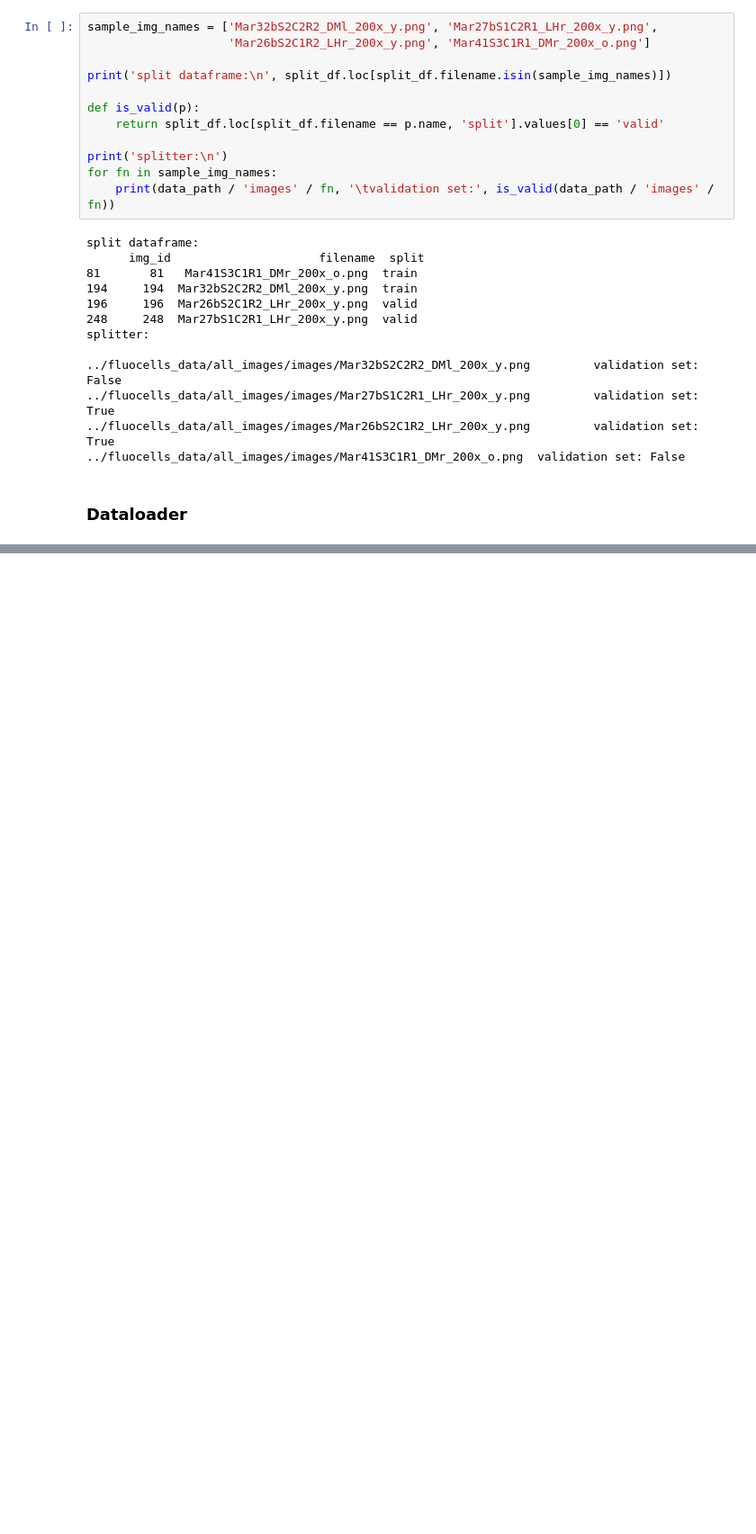
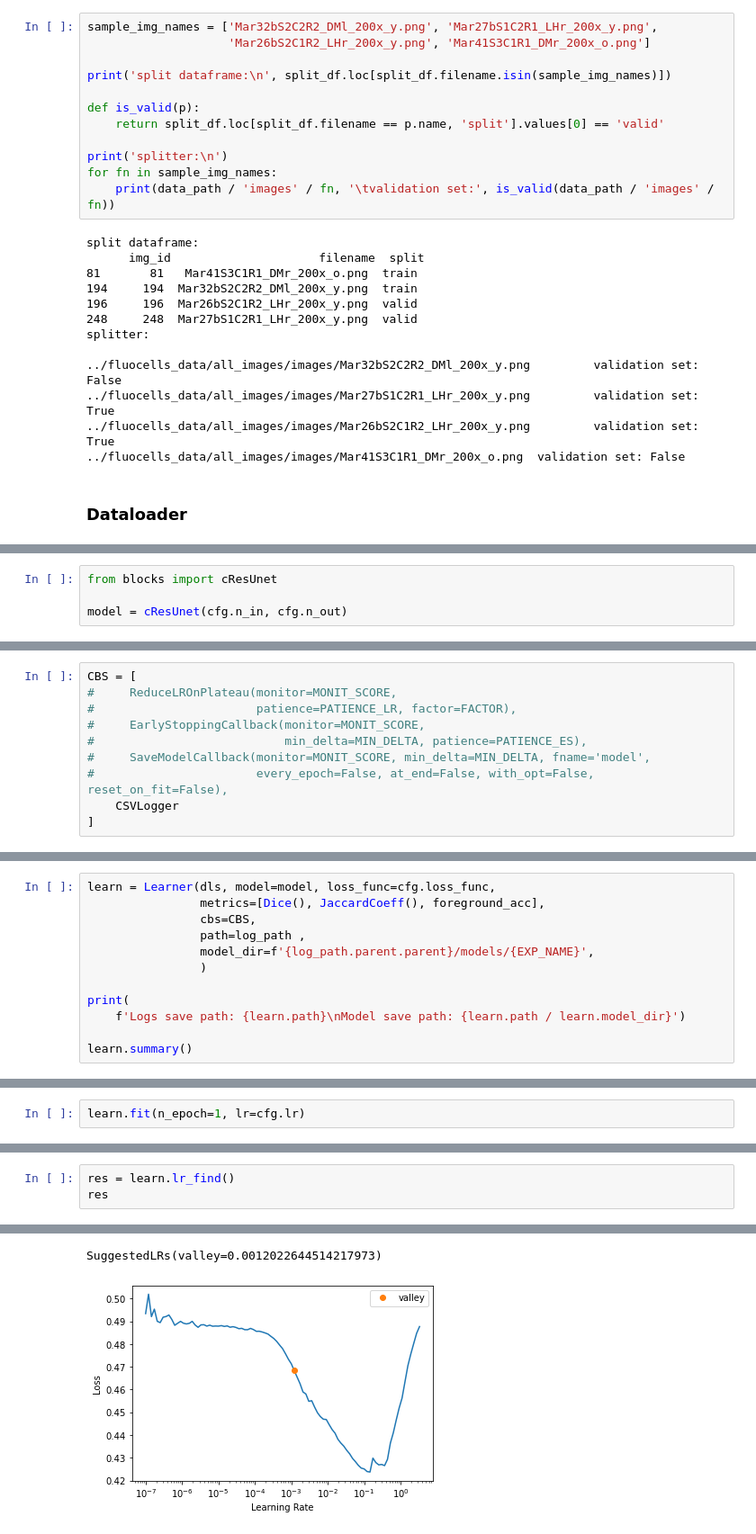
Before and after one commit to DeepLearningItalia/Cell_Counting_Res_UNet, a Jupyter notebook: notebooks/03.04 - Training - Training loop.ipynb, the cells around one changed output, grey strips where cells are left out. Shown: that part at 90% size. Saved outputs shown, nothing was run; the diff lists cells and outputs as text; blank space fills up the shorter version.

Commit message:
Add notebook 03.04 - Training loop.
Contains explanations of builing blocks needed to perform training.

&
'

```diff
--- a/notebooks/03.04 - Training - Training loop.ipynb
+++ b/notebooks/03.04 - Training - Training loop.ipynb
@@ -150,0 +242,4 @@ torch.Size([2, 3, 224, 224]) torch.Size([2, 224, 224])
+# %%
+from blocks import cResUnet
+
+model = cResUnet(cfg.n_in, cfg.n_out)
@@ -150,0 +268,10 @@ torch.Size([2, 3, 224, 224]) torch.Size([2, 224, 224])
+# %%
+CBS = [
+#     ReduceLROnPlateau(monitor=MONIT_SCORE,
+#                       patience=PATIENCE_LR, factor=FACTOR),
+#     EarlyStoppingCallback(monitor=MONIT_SCORE,
+#                           min_delta=MIN_DELTA, patience=PATIENCE_ES),
+#     SaveModelCallback(monitor=MONIT_SCORE, min_delta=MIN_DELTA, fname='model',
+#                       every_epoch=False, at_end=False, with_opt=False, reset_on_fit=False),
+    CSVLogger
+]
@@ -150,0 +280,12 @@ torch.Size([2, 3, 224, 224]) torch.Size([2, 224, 224])
+# %%
+learn = Learner(dls, model=model, loss_func=cfg.loss_func,
+                metrics=[Dice(), JaccardCoeff(), foreground_acc],
+                cbs=CBS,
+                path=log_path ,
+                model_dir=f'{log_path.parent.parent}/models/{EXP_NAME}',
+                )
+
+print(
+    f'Logs save path: {learn.path}\nModel save path: {learn.path / learn.model_dir}')
+
+learn.summary()
@@ -150,0 +365,2 @@ torch.Size([2, 3, 224, 224]) torch.Size([2, 224, 224])
+# %%
+learn.fit(n_epoch=1, lr=cfg.lr)
@@ -150,0 +383,4 @@ torch.Size([2, 3, 224, 224]) torch.Size([2, 224, 224])
+# %%
+res = learn.lr_find()
+res
+# %% [output]
@@ -150,0 +388,2 @@ torch.Size([2, 3, 224, 224]) torch.Size([2, 224, 224])
+SuggestedLRs(valley=0.0012022644514217973)
+[figure, added]
```
Also changed, not shown: parts of 23 cells of this notebook.
